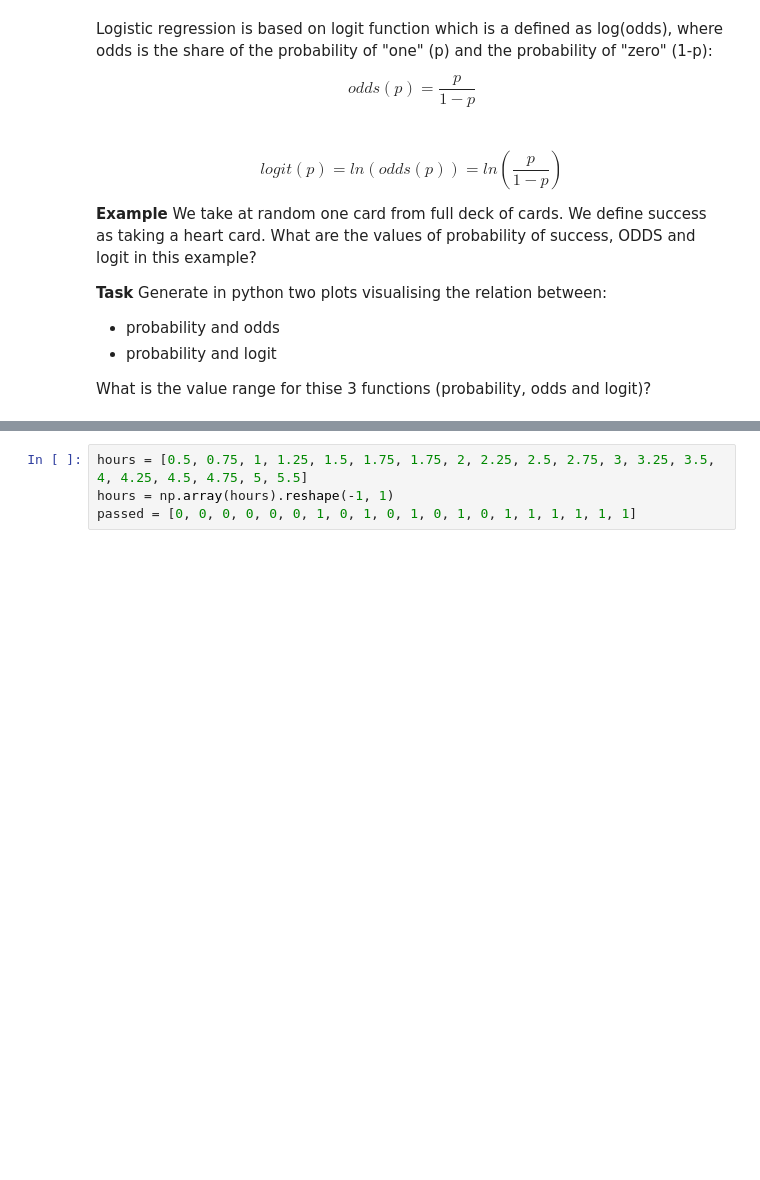
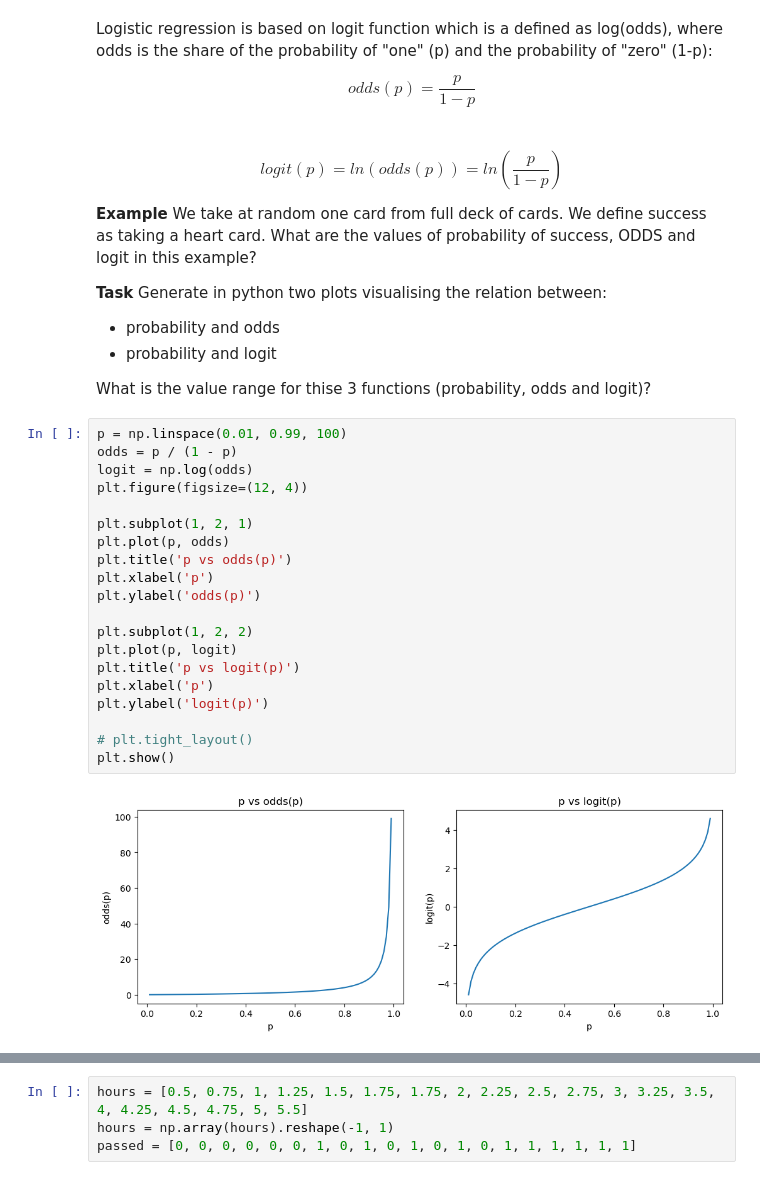
Before and after one commit to kamil271e/snum-lab, a Jupyter notebook: lab5_regression/logistic_regression.ipynb, the cells around one changed output, grey strips where cells are left out. Cells and saved outputs as stored; diff of their text form; blank space fills up the shorter version.

```diff
--- a/lab5_regression/logistic_regression.ipynb
+++ b/lab5_regression/logistic_regression.ipynb
@@ -21,6 +21,28 @@ $$logit(p) = ln(odds(p)) = ln(\frac{p}{1-p})$$
 * probability and logit
 
 What is the value range for thise 3 functions (probability, odds and logit)?
+# %%
+p = np.linspace(0.01, 0.99, 100)
+odds = p / (1 - p)
+logit = np.log(odds)
+plt.figure(figsize=(12, 4))
+
+plt.subplot(1, 2, 1)
+plt.plot(p, odds)
+plt.title('p vs odds(p)')
+plt.xlabel('p')
+plt.ylabel('odds(p)')
+
+plt.subplot(1, 2, 2)
+plt.plot(p, logit)
+plt.title('p vs logit(p)')
+plt.xlabel('p')
+plt.ylabel('logit(p)')
+
+# plt.tight_layout()
+plt.show()
+# %% [output]
+[figure, added]
 # %% [markdown]
 ## 2. Simple logistic regression
 Let's start with simple logistic regression - with only one independent variable. We will work on the example from english Wikipedia (https://en.wikipedia.org/wiki/Logistic_regression). We want to build a logistic regression model for estimating probability od passing an exam based on the time spent on studying:
```
Also changed, not shown: parts of 10 cells of this notebook.
